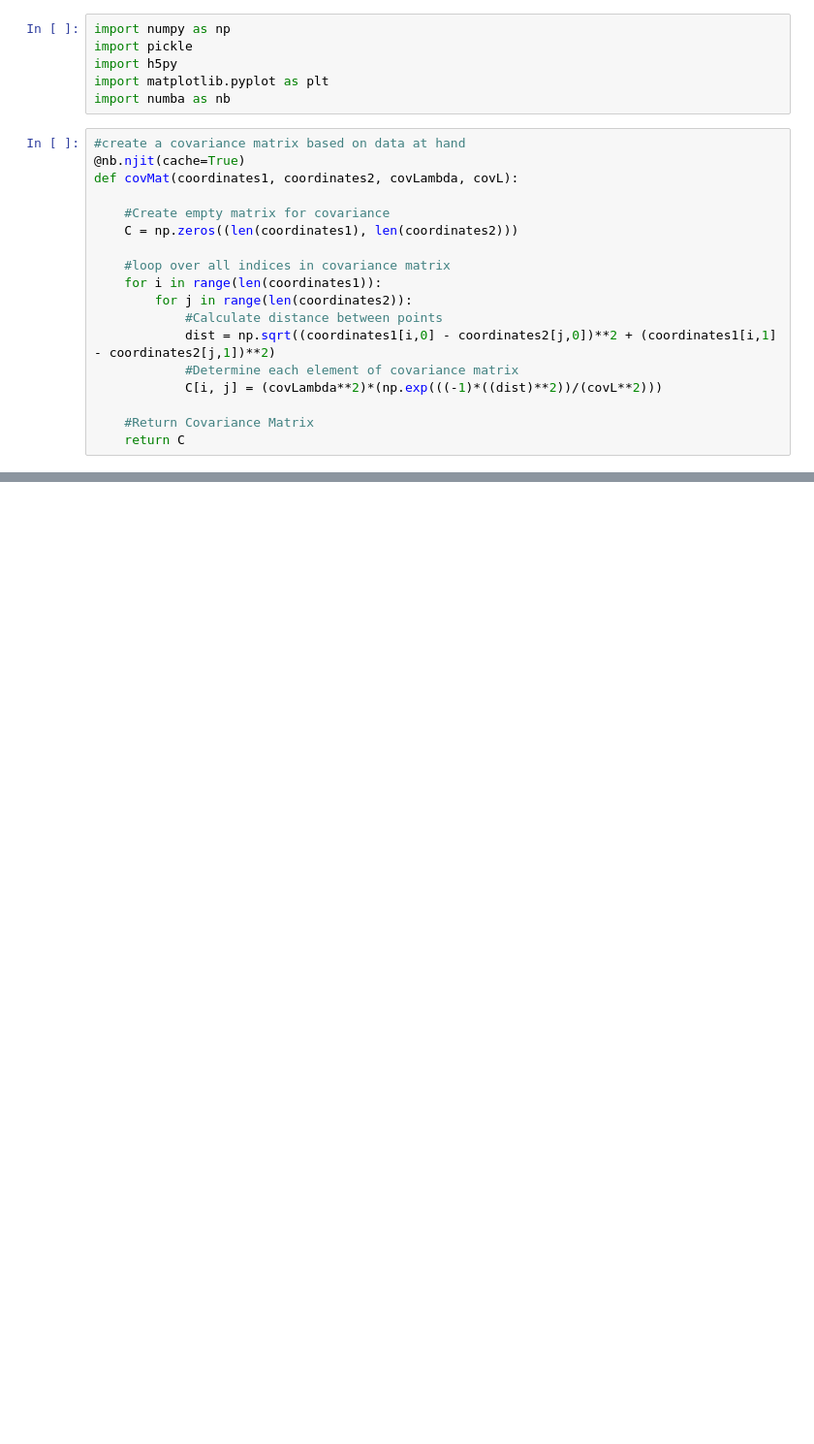
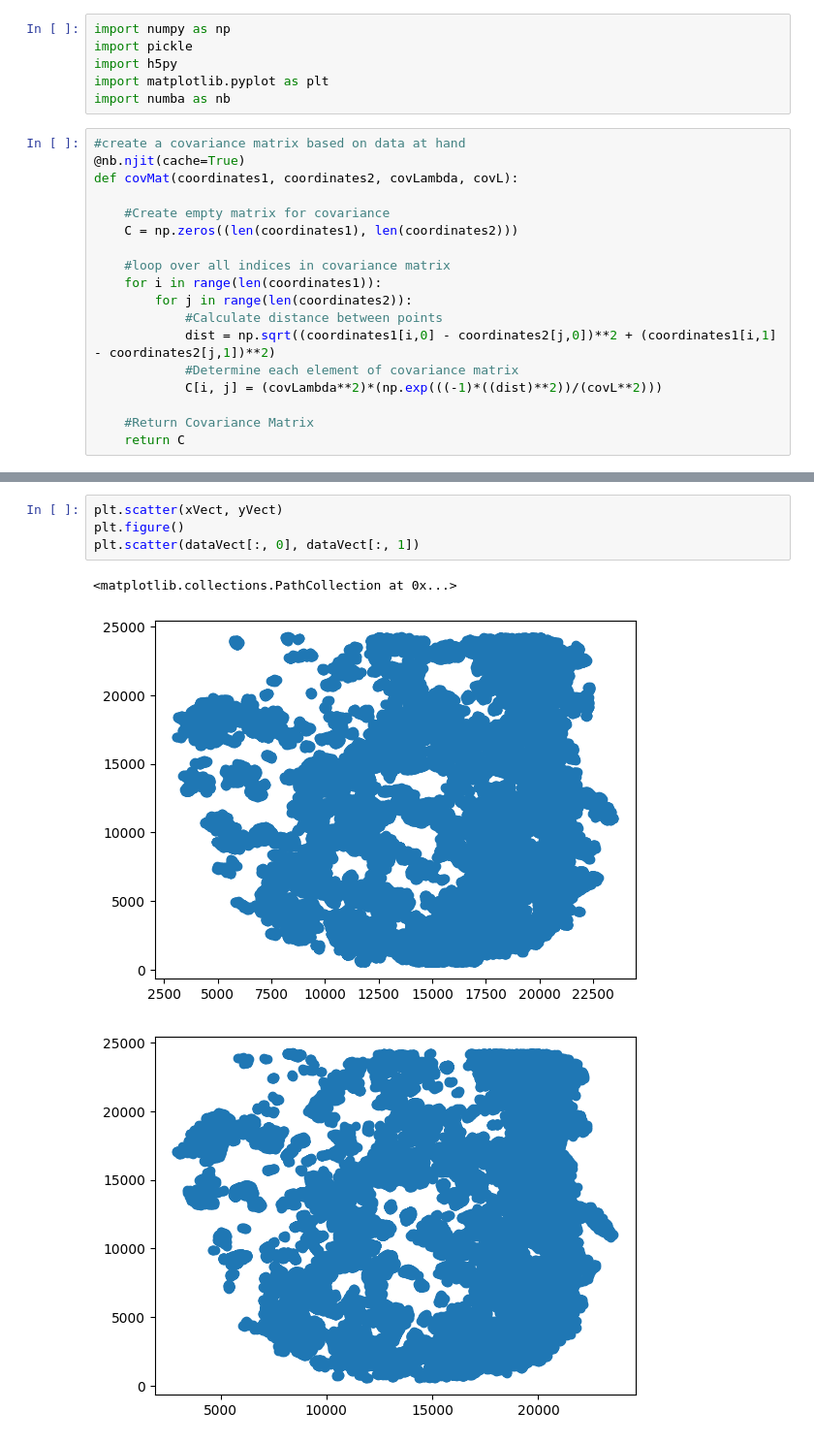
Before and after one commit to vkumar61/GPcurve, a Jupyter notebook: Auxilliary/scratch.ipynb, the cells around one changed output, grey strips where cells are left out. Shown at 97% size. Cells and saved outputs as stored; diff of their text form; blank space fills up the shorter version.

```diff
--- a/Auxilliary/scratch.ipynb
+++ b/Auxilliary/scratch.ipynb
@@ -63,0 +168,8 @@ plt.scatter(noisyData[:, 0], noisyData[:, 1], s = 1)
+# %%
+plt.scatter(xVect, yVect)
+plt.figure()
+plt.scatter(dataVect[:, 0], dataVect[:, 1])
+# %% [output]
+<matplotlib.collections.PathCollection at 0x...>
+[figure, added]
+[figure, added]
```
Also changed, not shown: parts of 9 cells of this notebook, 5 other files.
